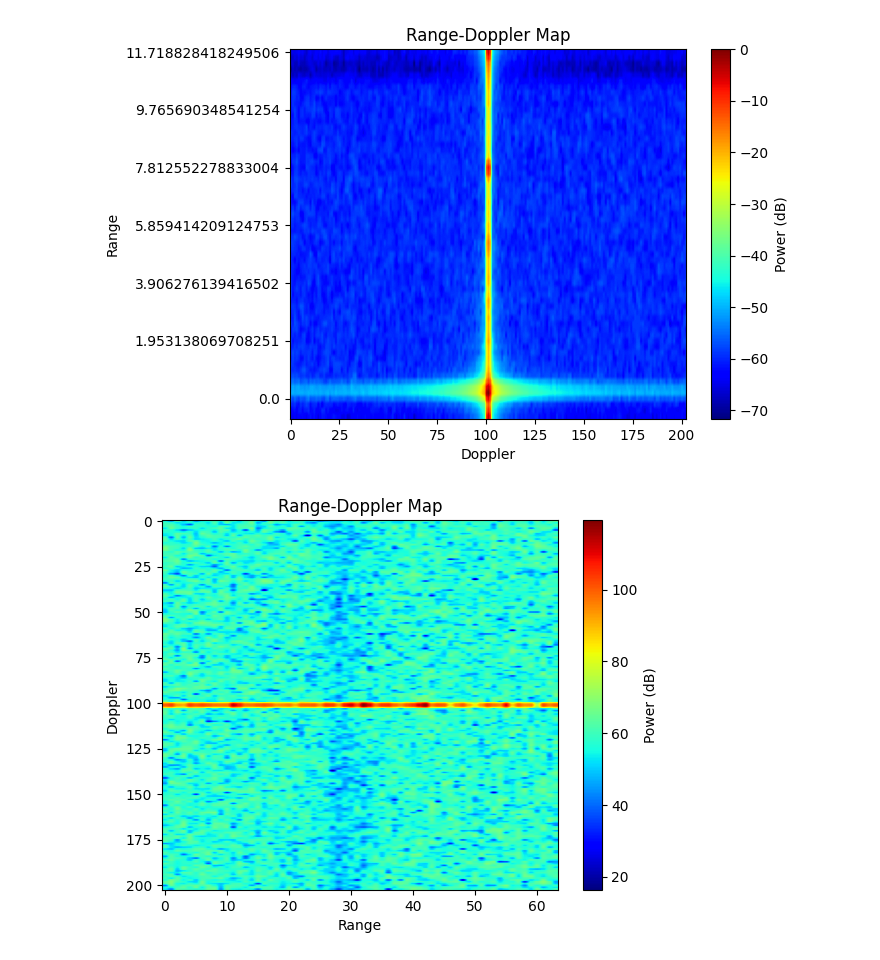
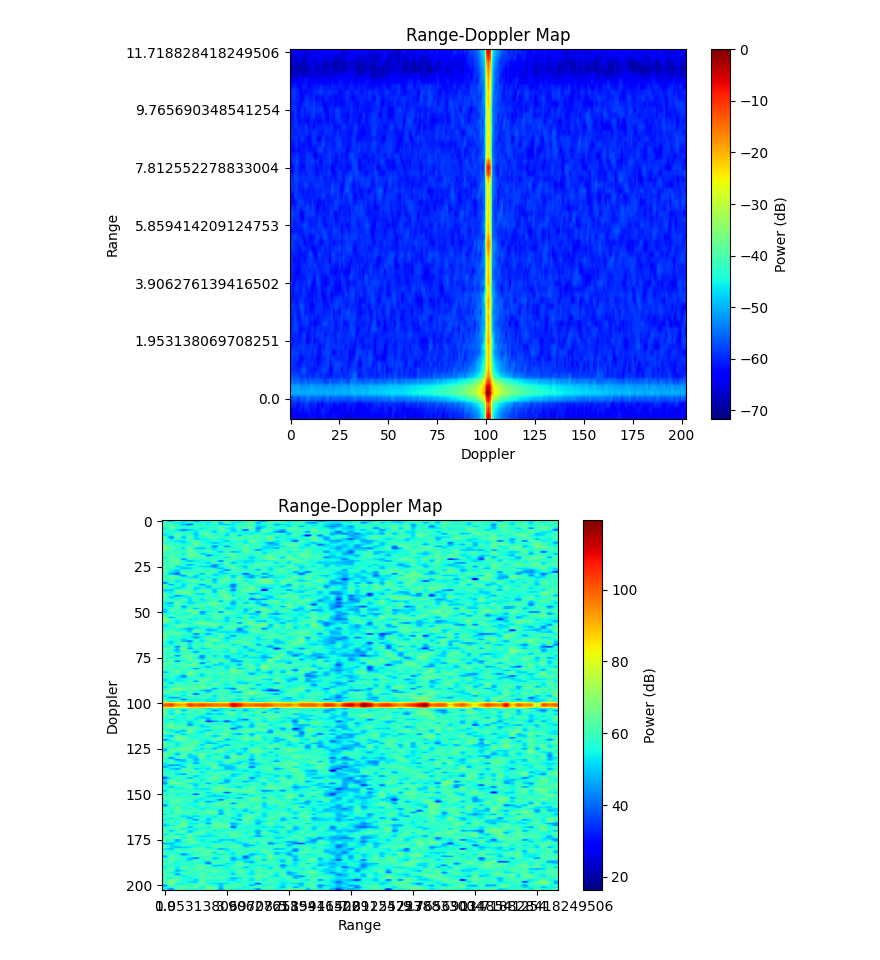
Before and after one commit to HarryPaniccc/4022S_code, a Jupyter notebook: range_doppler_notebook.ipynb, the cells around one changed output. Cells and saved outputs as stored; diff of their text form; code cells hidden in the pictures.

```diff
--- a/range_doppler_notebook.ipynb
+++ b/range_doppler_notebook.ipynb
@@ -66,22 +68,25 @@ range_doppler_map(moving_back_test, '50', range_bin_size)
 # %%
 # Trying a homemade range-doppler map - can ignore this
 target_frame = 'Sensors/TI_Radar/Data/Frame_0'
 frame_data = f[f'{target_frame}/frame_data']#[:,:,0]
 
 window = np.tile(np.hanning(frame_data.shape[1])[np.newaxis, :, np.newaxis], (frame_data.shape[0], 1, frame_data.shape[2]))
 
 after_fast_time_fft = fft(window[:,:,0]*frame_data[:,:,0],frame_data.shape[0],0)
 after_slow_time_fft = fftshift(fft(after_fast_time_fft, after_fast_time_fft.shape[1],1))
 
 #Normalize to dB
 
 plt.figure()
 plt.imshow(np.rot90(20 * np.log10(np.abs(after_slow_time_fft)), 3), aspect='auto', cmap='jet')
 #plt.imshow(20 * np.log10(np.abs(after_slow_time_fft)), aspect='auto', cmap='jet')
 plt.title('Range-Doppler Map')
+x_ticks = plt.gca().get_xticks()
+plt.gca().set_xticklabels(x_ticks[::1]*range_bin_size)  # TODO: Copied this from the above version
+                                                        # need to truncate the labels
 plt.xlabel('Range')
 plt.ylabel('Doppler')
 plt.colorbar(label='Power (dB)')
 plt.show()
 # %% [output]
-[figure, old version]
+[figure, new version]
```
Also changed, not shown: parts of 1 cell of this notebook, 1 other file.
